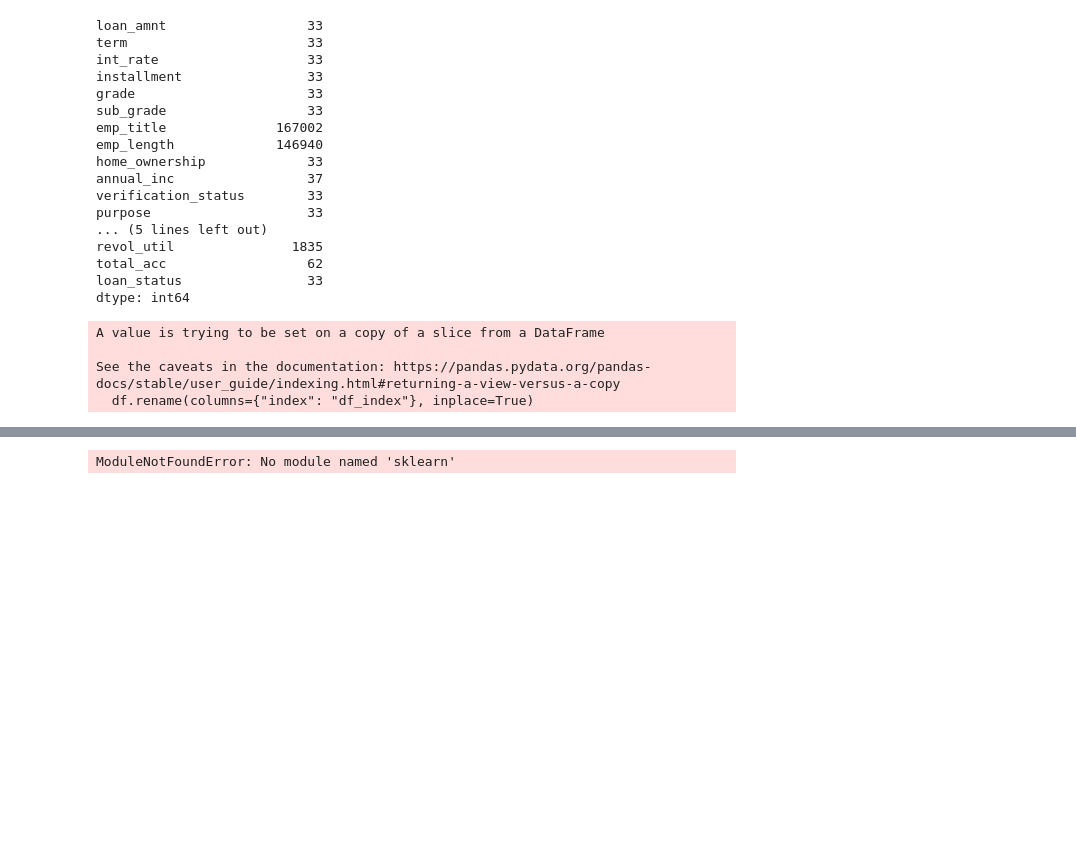
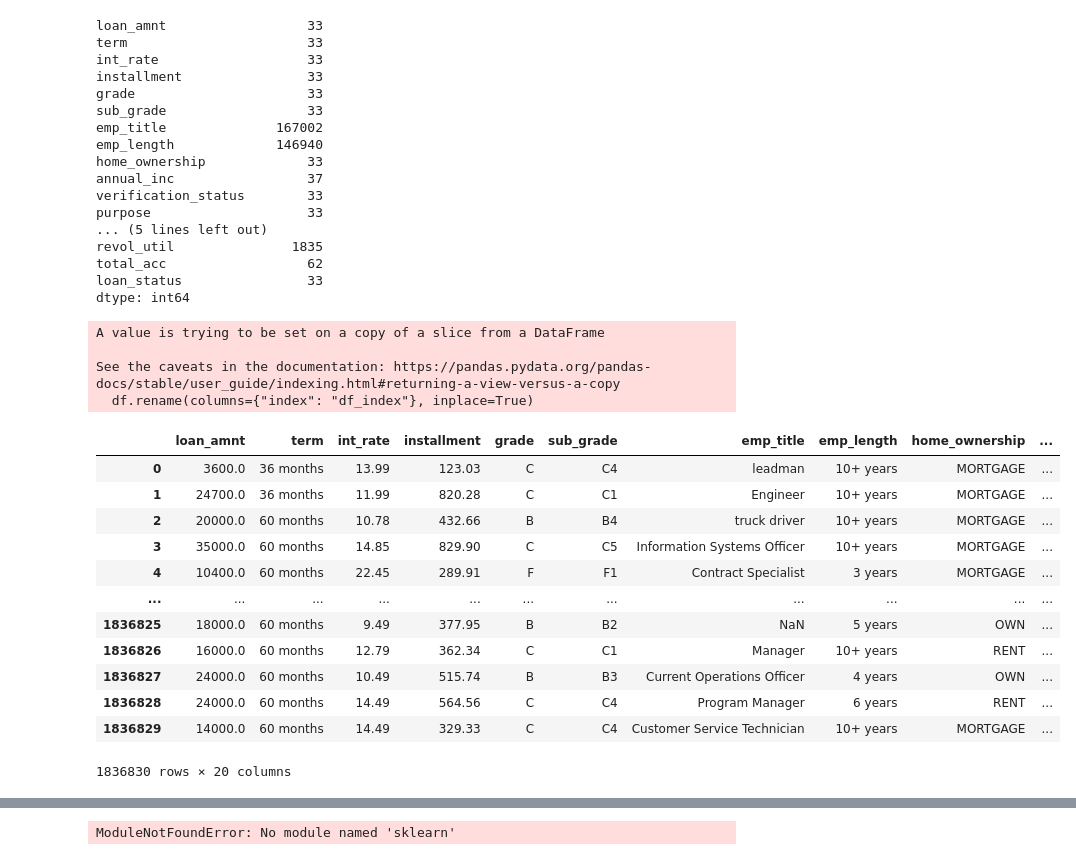
Before and after one commit to vlftmd6008/5mygodproject700, a Jupyter notebook: 5mygod.ipynb, the cells around one changed output, grey strips where cells are left out. Saved outputs shown, nothing was run; the diff lists cells and outputs as text; code cells hidden in the pictures; blank space fills up the shorter version.

```diff
--- a/5mygod.ipynb
+++ b/5mygod.ipynb
@@ -263,3 +276,35 @@ A value is trying to be set on a copy of a slice from a DataFrame
 
 See the caveats in the documentation: https://pandas.pydata.org/pandas-docs/stable/user_guide/indexing.html#returning-a-view-versus-a-copy
   df.rename(columns={"index": "df_index"}, inplace=True)
+# %%
+# =====================[ IQR 이상치 제거 함수 ]=====================
+def remove_outliers_iqr(accepted_selected, cols):
+    for col in cols:
+        Q1 = accepted_selected[col].quantile(0.25)
+        Q3 = accepted_selected[col].quantile(0.75)
+        IQR = Q3 - Q1
+        mask = (accepted_selected[col] >= Q1 - 1.5*IQR) & (accepted_selected[col] <= Q3 + 1.5*IQR)
+        accepted_selected = accepted_selected[mask]
+    return accepted_selected.reset_index(drop=True)
+
+
+iqr_cols = ['loan_amnt', 'installment', 'annual_inc', 'dti',
+            'open_acc', 'revol_bal', 'revol_util', 'total_acc']
+
+
+accepted_filtered = remove_outliers_iqr(accepted_selected, iqr_cols)
+accepted_filtered
+# %% [output]
+|  | loan_amnt | term | int_rate | installment | grade | sub_grade | emp_title | emp_length | home_ownership | ... |
+| 0 | 3600.0 | 36 months | 13.99 | 123.03 | C | C4 | leadman | 10+ years | MORTGAGE | ... |
+| 1 | 24700.0 | 36 months | 11.99 | 820.28 | C | C1 | Engineer | 10+ years | MORTGAGE | ... |
+| 2 | 20000.0 | 60 months | 10.78 | 432.66 | B | B4 | truck driver | 10+ years | MORTGAGE | ... |
+| 3 | 35000.0 | 60 months | 14.85 | 829.90 | C | C5 | Information Systems Officer | 10+ years | MORTGAGE | ... |
+| 4 | 10400.0 | 60 months | 22.45 | 289.91 | F | F1 | Contract Specialist | 3 years | MORTGAGE | ... |
+| ... | ... | ... | ... | ... | ... | ... | ... | ... | ... | ... |
+| 1836825 | 18000.0 | 60 months | 9.49 | 377.95 | B | B2 | NaN | 5 years | OWN | ... |
+| 1836826 | 16000.0 | 60 months | 12.79 | 362.34 | C | C1 | Manager | 10+ years | RENT | ... |
+| 1836827 | 24000.0 | 60 months | 10.49 | 515.74 | B | B3 | Current Operations Officer | 4 years | OWN | ... |
+| 1836828 | 24000.0 | 60 months | 14.49 | 564.56 | C | C4 | Program Manager | 6 years | RENT | ... |
+| 1836829 | 14000.0 | 60 months | 14.49 | 329.33 | C | C4 | Customer Service Technician | 10+ years | MORTGAGE | ... |
+1836830 rows × 20 columns
```
Also changed, not shown: parts of 16 cells of this notebook.
